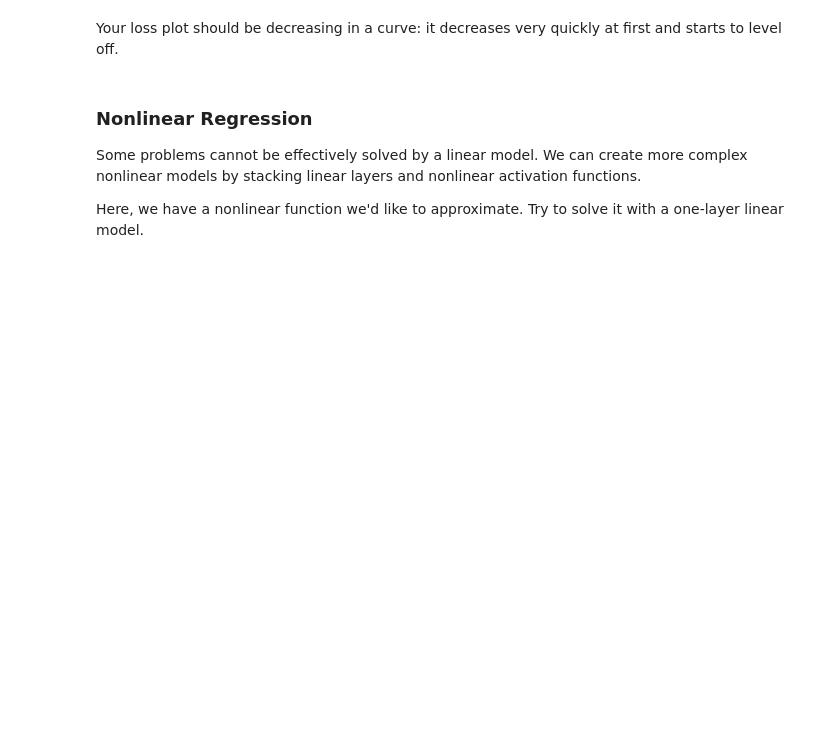
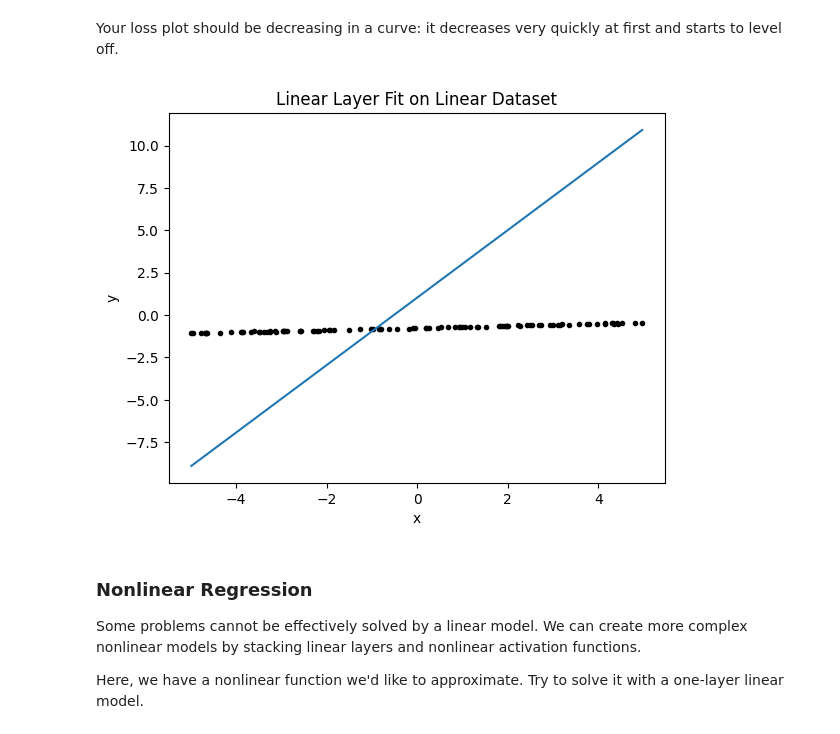
Before and after one commit to kerby2002/BACKEND, a Jupyter notebook: lab2_modules_training.ipynb, the cells around one changed output. Saved outputs shown, nothing was run; the diff lists cells and outputs as text; code cells hidden in the pictures; blank space fills up the shorter version.

```diff
--- a/lab2_modules_training.ipynb
+++ b/lab2_modules_training.ipynb
@@ -385,7 +509,10 @@ plot_loss(train_losses, title="Loss on Linear Dataset")
 Your loss plot should be decreasing in a curve: it decreases very quickly at first and starts to level off.
 # %%
 # Plot your fit on the data
+linear_network.to(device)
 plot_data(linear_x, linear_y, linear_network, title="Linear Layer Fit on Linear Dataset")
+# %% [output]
+[figure, added]
 # %% [markdown]
 ### Nonlinear Regression
 
```
Also changed, not shown: parts of 31 cells of this notebook.
